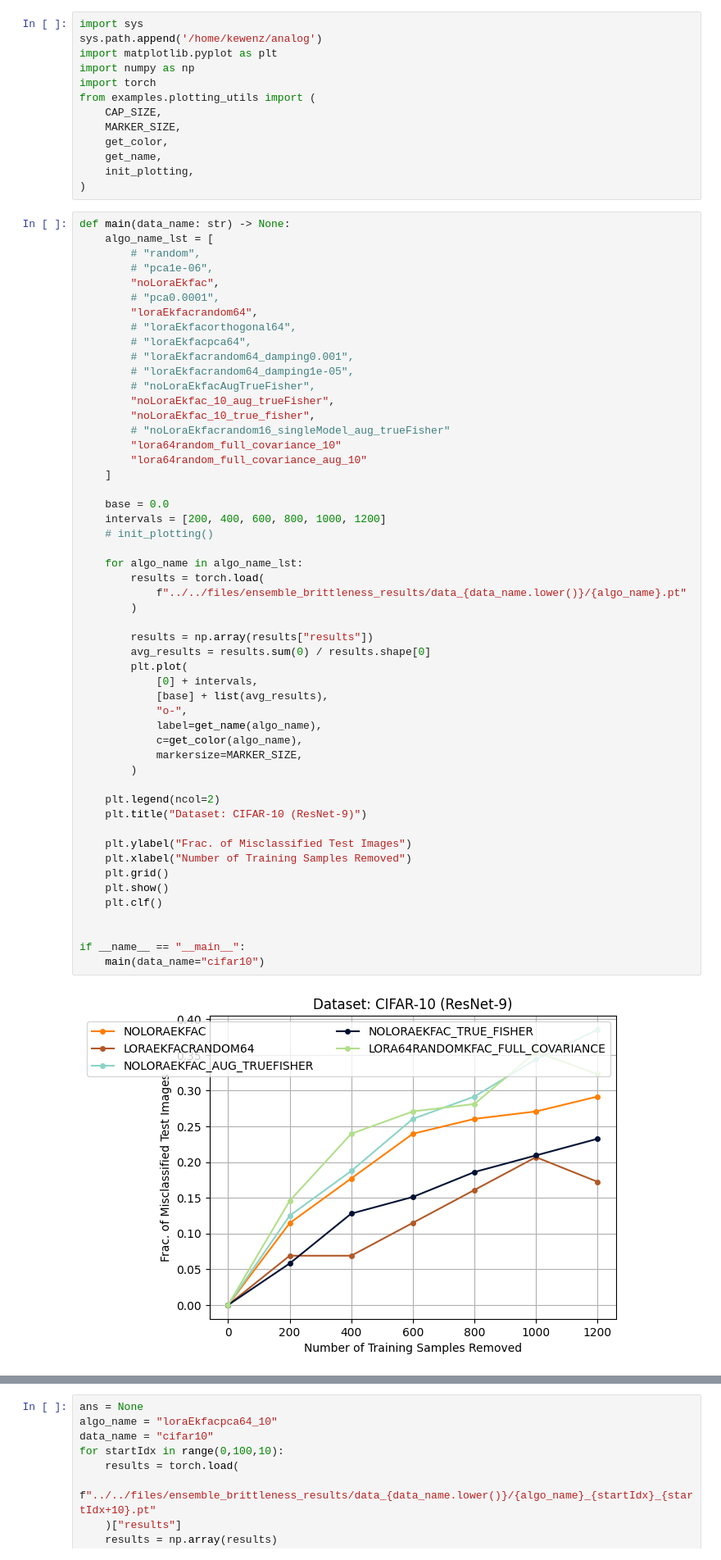
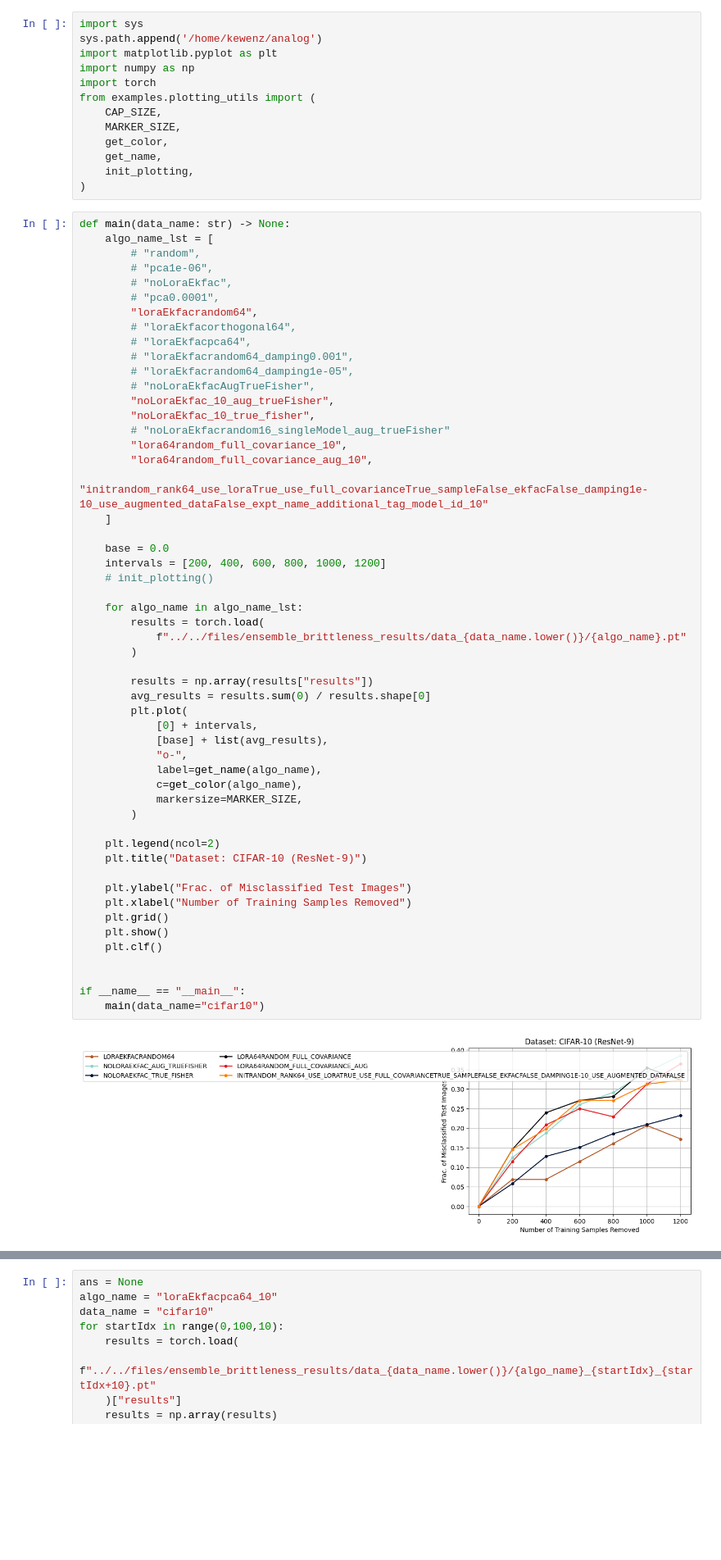
Before and after one commit to logix-project/logix, a Jupyter notebook: examples/notebooks/cifar10/plot_emsemble_brittleness.ipynb, the cells around one changed output, grey strips where cells are left out. Shown at 82% size. Drawn from its saved outputs; the diff is of its cells as text; blank space fills up the shorter version.

```diff
--- a/examples/notebooks/cifar10/plot_emsemble_brittleness.ipynb
+++ b/examples/notebooks/cifar10/plot_emsemble_brittleness.ipynb
@@ -16,7 +16,7 @@ def main(data_name: str) -> None:
     algo_name_lst = [
         # "random",
         # "pca1e-06",
-        "noLoraEkfac",
+        # "noLoraEkfac",
         # "pca0.0001",
         "loraEkfacrandom64",
         # "loraEkfacorthogonal64",
@@ -27,8 +27,9 @@ def main(data_name: str) -> None:
         "noLoraEkfac_10_aug_trueFisher",
         "noLoraEkfac_10_true_fisher",
         # "noLoraEkfacrandom16_singleModel_aug_trueFisher"
-        "lora64random_full_covariance_10"
-        "lora64random_full_covariance_aug_10"
+        "lora64random_full_covariance_10",
+        "lora64random_full_covariance_aug_10",
+        "initrandom_rank64_use_loraTrue_use_full_covarianceTrue_sampleFalse_ekfacFalse_damping1e-10_use_augmented_dataFalse_expt_name_additional_tag_model_id_10"
     ]
 
     base = 0.0
@@ -37,34 +38,34 @@ def main(data_name: str) -> None:
 
     for algo_name in algo_name_lst:
         results = torch.load(
             f"../../files/ensemble_brittleness_results/data_{data_name.lower()}/{algo_name}.pt"
         )
 
         results = np.array(results["results"])
         avg_results = results.sum(0) / results.shape[0]
         plt.plot(
             [0] + intervals,
             [base] + list(avg_results),
             "o-",
             label=get_name(algo_name),
             c=get_color(algo_name),
             markersize=MARKER_SIZE,
         )
 
     plt.legend(ncol=2)
     plt.title("Dataset: CIFAR-10 (ResNet-9)")
 
     plt.ylabel("Frac. of Misclassified Test Images")
     plt.xlabel("Number of Training Samples Removed")
     plt.grid()
     plt.show()
     plt.clf()
 
 
 if __name__ == "__main__":
     main(data_name="cifar10")
 # %% [output]
-[figure, old version]
+[figure, new version]
 <Figure size 640x480 with 0 Axes>
 # %%
 ans = None
```
Also changed, not shown: parts of 1 cell of this notebook, 21 other files.
